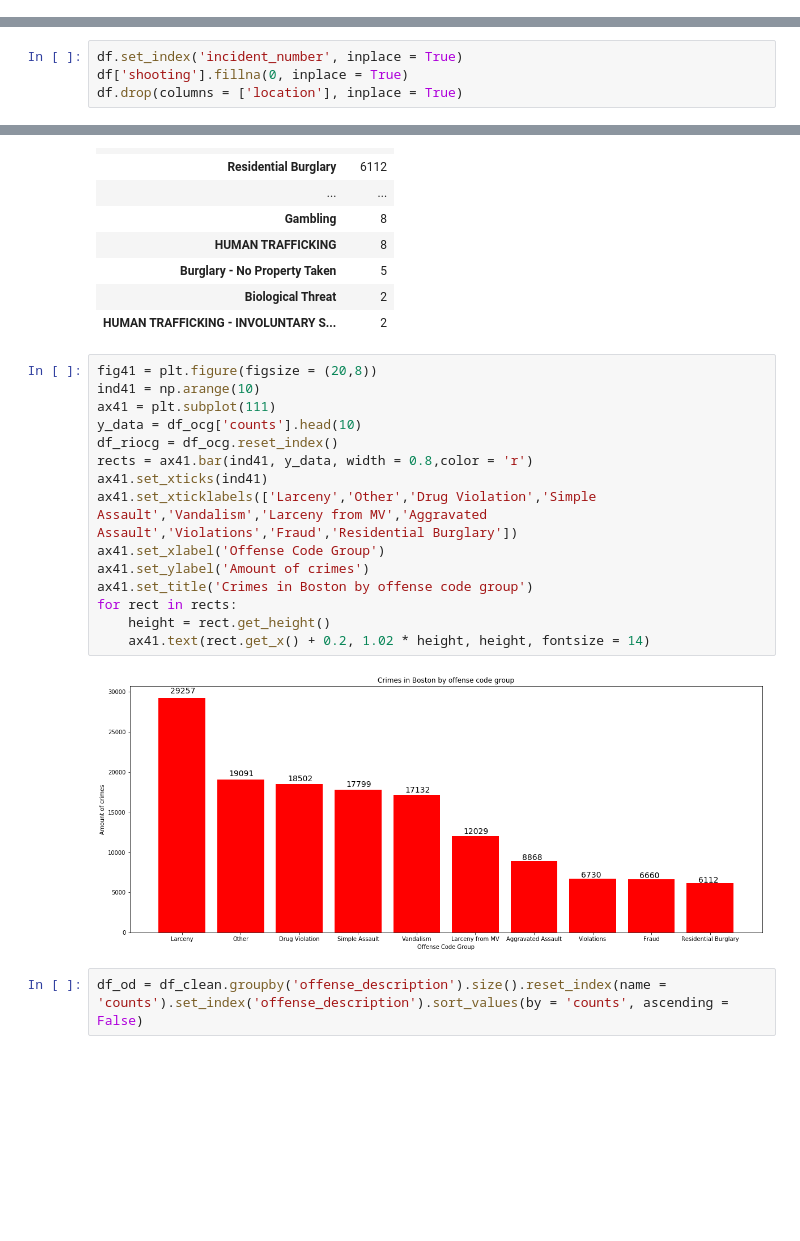
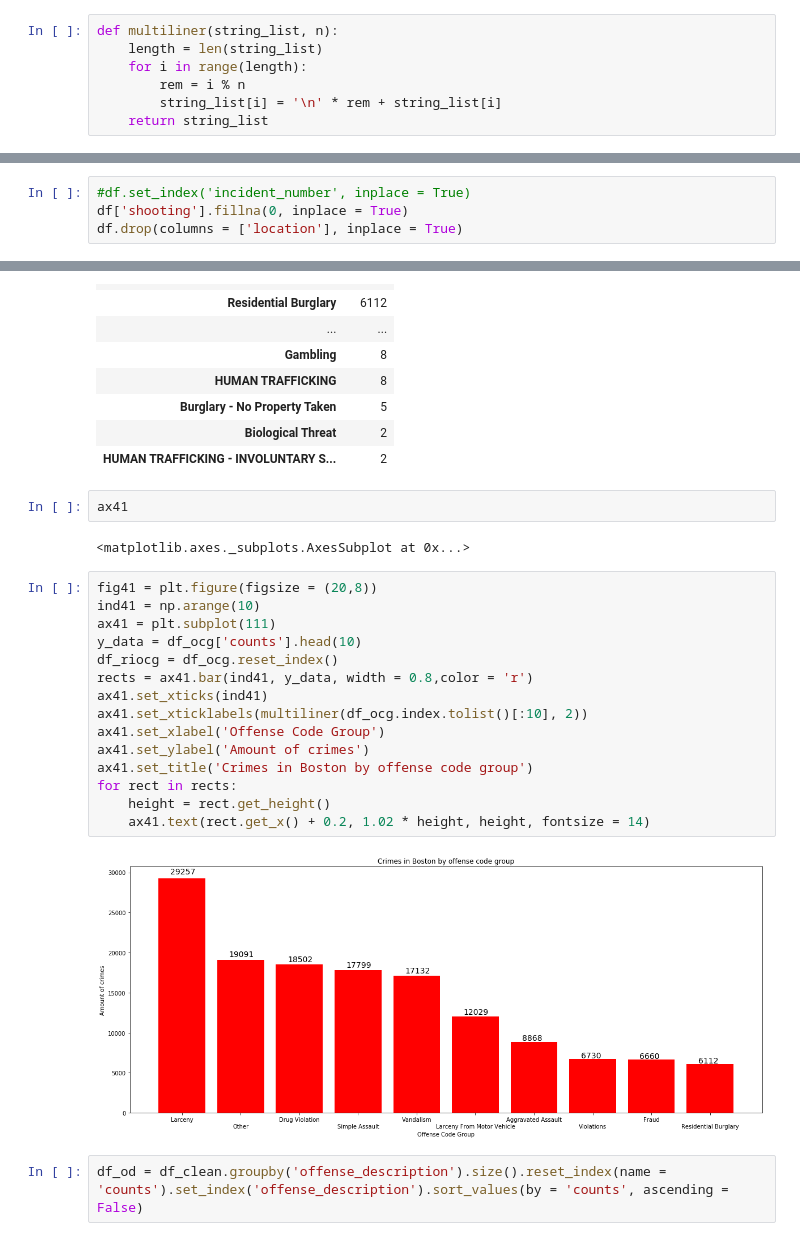
Before and after one commit to iajoiner/boston-crime, a Jupyter notebook: Boston Crime.ipynb, the cells around one changed output, grey strips where cells are left out. Cells and saved outputs as stored; diff of their text form; blank space fills up the shorter version.

```diff
--- a/Boston Crime.ipynb
+++ b/Boston Crime.ipynb
@@ -51,3 +51,10 @@ import seaborn as sns
+# %%
+def multiliner(string_list, n):
+    length = len(string_list)
+    for i in range(length):
+        rem = i % n
+        string_list[i] = '\n' * rem + string_list[i]
+    return string_list
 # %% [markdown]
 Time to get the data!
 # %%
@@ -72,7 +90,7 @@ df.head(5)
 # %% [markdown]
 Since `incident_number` is unique let's make it the index. Then we should drop `location` due to redundancy. Moreover we need to fill the NaNs in `shooting` because NaNs in this case indicate the absence of shooting in the crime.
 # %%
-df.set_index('incident_number', inplace = True)
+#df.set_index('incident_number', inplace = True)
 df['shooting'].fillna(0, inplace = True)
 df.drop(columns = ['location'], inplace = True)
 # %%
@@ -410,23 +429,27 @@ df_ocg
 | Burglary - No Property Taken | 5 |
 | Biological Threat | 2 |
 | HUMAN TRAFFICKING - INVOLUNTARY S... | 2 |
+# %%
+ax41
+# %% [output]
+<matplotlib.axes._subplots.AxesSubplot at 0x...>
 # %%
 fig41 = plt.figure(figsize = (20,8))
 ind41 = np.arange(10)
 ax41 = plt.subplot(111)
 y_data = df_ocg['counts'].head(10)
 df_riocg = df_ocg.reset_index()
 rects = ax41.bar(ind41, y_data, width = 0.8,color = 'r')
 ax41.set_xticks(ind41)
-ax41.set_xticklabels(['Larceny','Other','Drug Violation','Simple Assault','Vandalism','Larceny from MV','Aggravated Assault','Violations','Fraud','Residential Burglary'])
+ax41.set_xticklabels(multiliner(df_ocg.index.tolist()[:10], 2))
 ax41.set_xlabel('Offense Code Group')
 ax41.set_ylabel('Amount of crimes')
 ax41.set_title('Crimes in Boston by offense code group')
 for rect in rects:
     height = rect.get_height()
     ax41.text(rect.get_x() + 0.2, 1.02 * height, height, fontsize = 14)
 # %% [output]
-[figure, old version]
+[figure, new version]
 # %%
 df_od = df_clean.groupby('offense_description').size().reset_index(name = 'counts').set_index('offense_description').sort_values(by = 'counts', ascending = False)
 # %%
```
Also changed, not shown: parts of 55 cells of this notebook.
